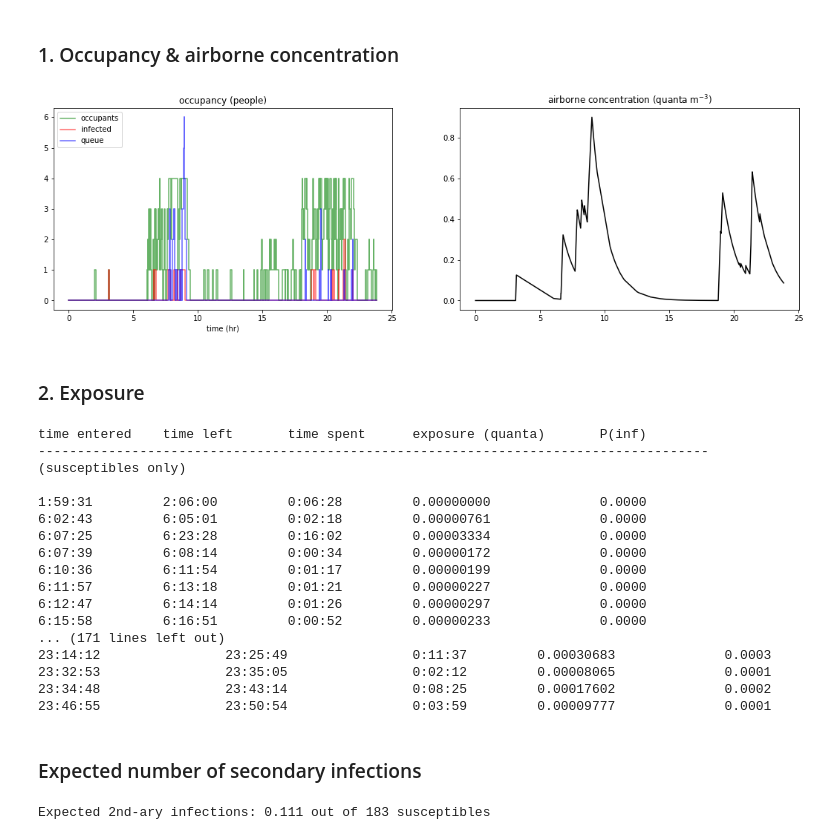
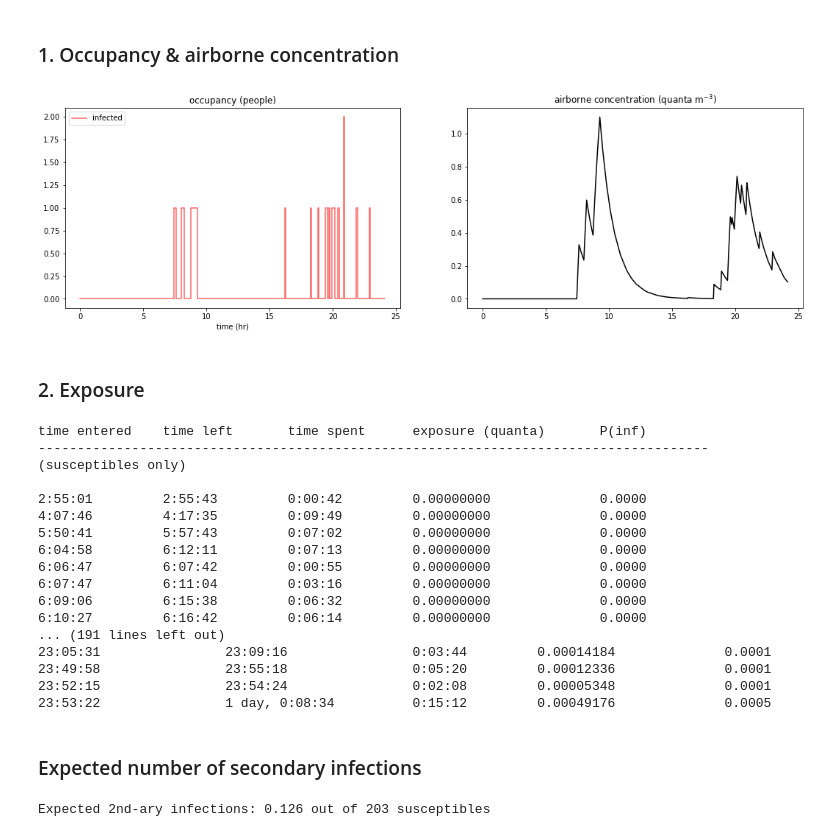
Before and after one commit to leeds-indoor-air/QMRA, a Jupyter notebook: jupyter/toilet_block_model.ipynb, the cells around one changed output. Cells and saved outputs as stored; diff of their text form; code cells hidden in the pictures.

```diff
--- a/jupyter/toilet_block_model.ipynb
+++ b/jupyter/toilet_block_model.ipynb
@@ -101,7 +102,7 @@ busy: 6pm to 10pm
 quiet: 10pm to midnight
 '''
 
-very_quiet_rate = 0.5 #per hour
+very_quiet_rate = 0.6 #per hour
 quiet_rate = 3.0 #per hour
 busy_rate = 25.0 #per hour
 # %% [markdown]
@@ -184,22 +185,22 @@ E = np.array( qu.calculate_exposures( pulmonary_rates, arrive_depart, t, C, inf,
 # %%
 fig, ax = plt.subplots(1,2,sharex=True)
 
 fig.set_size_inches( (18,5) )
 
-ax[0].step(t, occ, 'g-', where='post', label='occupants', alpha=0.6)
+#ax[0].step(t, occ, 'g-', where='post', label='occupants', alpha=0.6)
 ax[0].step(t, inf, 'r-', where='post', label='infected', alpha=0.6)
-ax[0].step(t, que, 'b-', where='post', label='queue', alpha=0.6)
+#ax[0].step(t, que, 'b-', where='post', label='queue', alpha=0.6)
 ax[0].legend( loc='upper left' )
 
 ax[1].plot(t, C, 'k-')
 
 ax[0].set_xlabel('time (hr)')
 ax[0].set_title('occupancy (people)')
 ax[1].set_title(r'airborne concentration (quanta m$^{-3}$)')
 
 plt.show()
 # %% [output]
-[figure, old version]
+[figure, new version]
 # %% [markdown]
 ### 2. Exposure
 # %%
@@ -223,23 +224,23 @@ time entered    time left       time spent      exposure (quanta)       P(inf)
 --------------------------------------------------------------------------------------
 (susceptibles only)
 
-1:59:31         2:06:00         0:06:28         0.00000000              0.0000
-6:02:43         6:05:01         0:02:18         0.00000761              0.0000
-6:07:25         6:23:28         0:16:02         0.00003334              0.0000
-6:07:39         6:08:14         0:00:34         0.00000172              0.0000
-6:10:36         6:11:54         0:01:17         0.00000199              0.0000
-6:11:57         6:13:18         0:01:21         0.00000227              0.0000
-6:12:47         6:14:14         0:01:26         0.00000297              0.0000
-6:15:58         6:16:51         0:00:52         0.00000233              0.0000
-... (171 lines left out)
-23:14:12                23:25:49                0:11:37         0.00030683              0.0003
-23:32:53                23:35:05                0:02:12         0.00008065              0.0001
-23:34:48                23:43:14                0:08:25         0.00017602              0.0002
-23:46:55                23:50:54                0:03:59         0.00009777              0.0001
+2:55:01         2:55:43         0:00:42         0.00000000              0.0000
+4:07:46         4:17:35         0:09:49         0.00000000              0.0000
+5:50:41         5:57:43         0:07:02         0.00000000              0.0000
+6:04:58         6:12:11         0:07:13         0.00000000              0.0000
+6:06:47         6:07:42         0:00:55         0.00000000              0.0000
+6:07:47         6:11:04         0:03:16         0.00000000              0.0000
+6:09:06         6:15:38         0:06:32         0.00000000              0.0000
+6:10:27         6:16:42         0:06:14         0.00000000              0.0000
+... (191 lines left out)
+23:05:31                23:09:16                0:03:44         0.00014184              0.0001
+23:49:58                23:55:18                0:05:20         0.00012336              0.0001
+23:52:15                23:54:24                0:02:08         0.00005348              0.0001
+23:53:22                1 day, 0:08:34          0:15:12         0.00049176              0.0005
 # %% [markdown]
 ### Expected number of secondary infections
 # %%
 E_infs = np.sum(pinf)
 print('Expected 2nd-ary infections: %.3f out of %d susceptibles' %(E_infs, susceptibles) )
 # %% [output]
-Expected 2nd-ary infections: 0.111 out of 183 susceptibles
+Expected 2nd-ary infections: 0.126 out of 203 susceptibles
```
Also changed, not shown: parts of 3 cells of this notebook, 3 other files.
